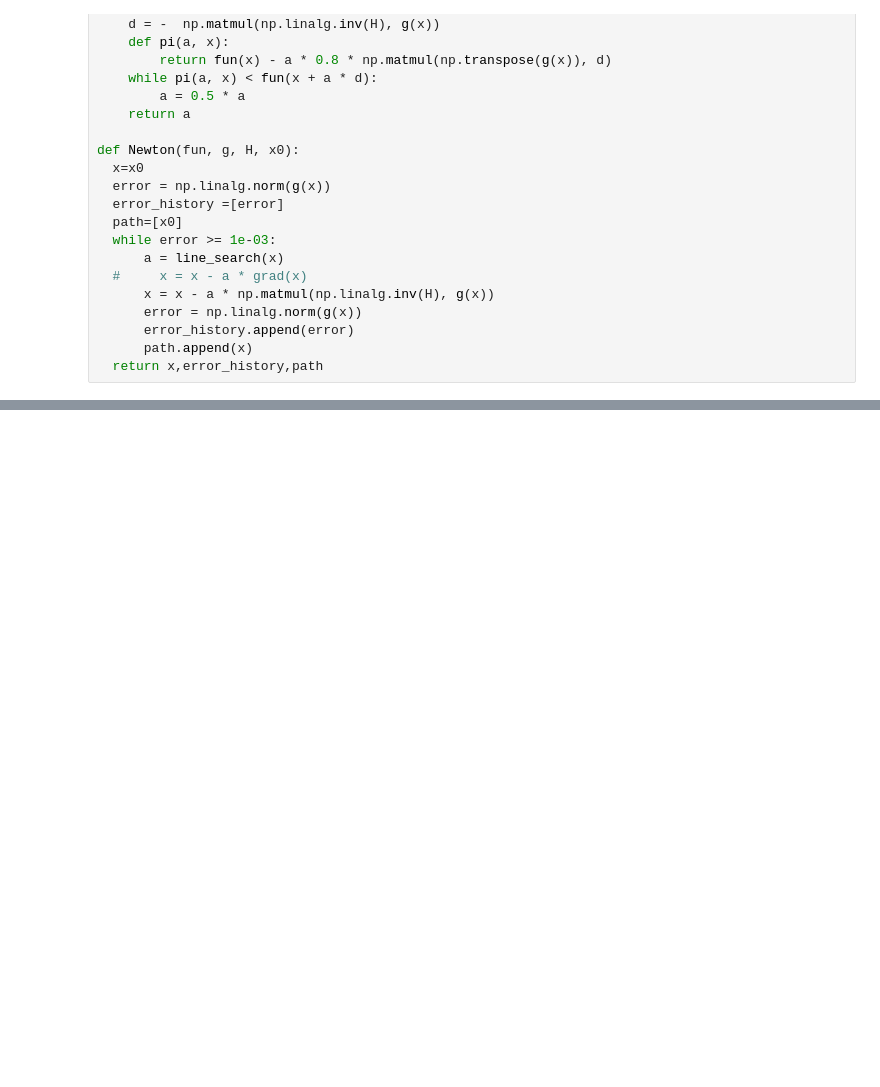
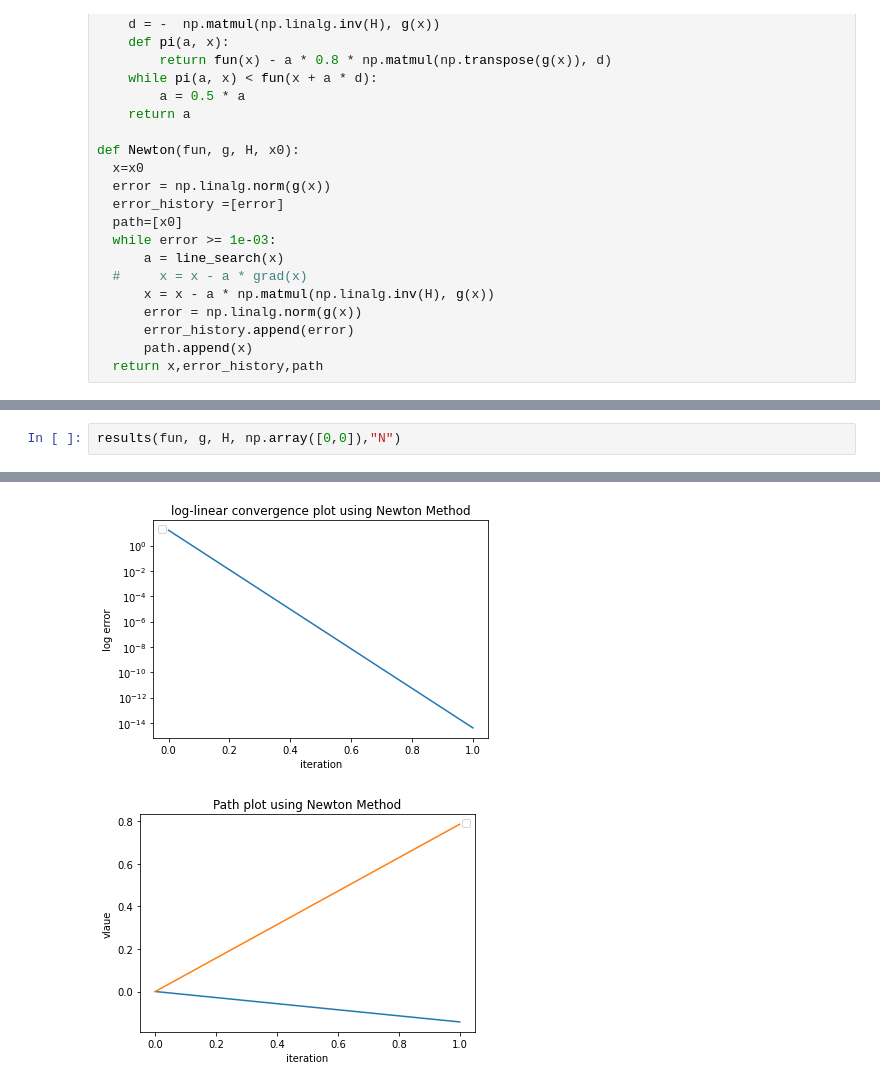
Before and after one commit to siddahant/DESOPT, a Jupyter notebook: converges.ipynb, the cells around one changed output, grey strips where cells are left out. Drawn from its saved outputs; the diff is of its cells as text; blank space fills up the shorter version.

```diff
--- a/converges.ipynb
+++ b/converges.ipynb
@@ -102,0 +105,3 @@ results(fun, g, H, np.array([0,0]))
+# %%
+results(fun, g, H, np.array([0,0]),"N")
+# %% [output]
@@ -102,0 +109,2 @@ results(fun, g, H, np.array([0,0]))
+[figure, added]
+[figure, added]
```
Also changed, not shown: parts of 6 cells of this notebook.
